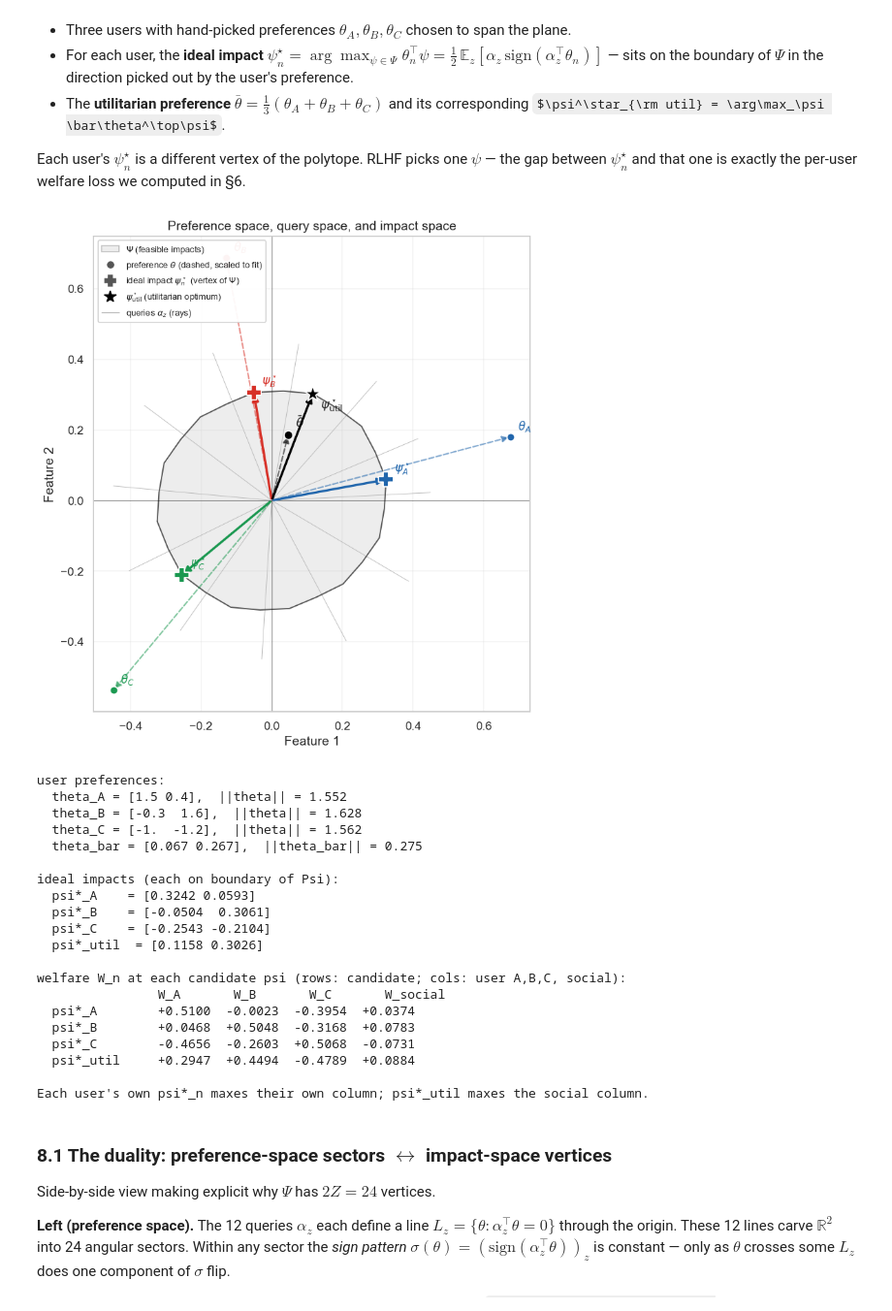
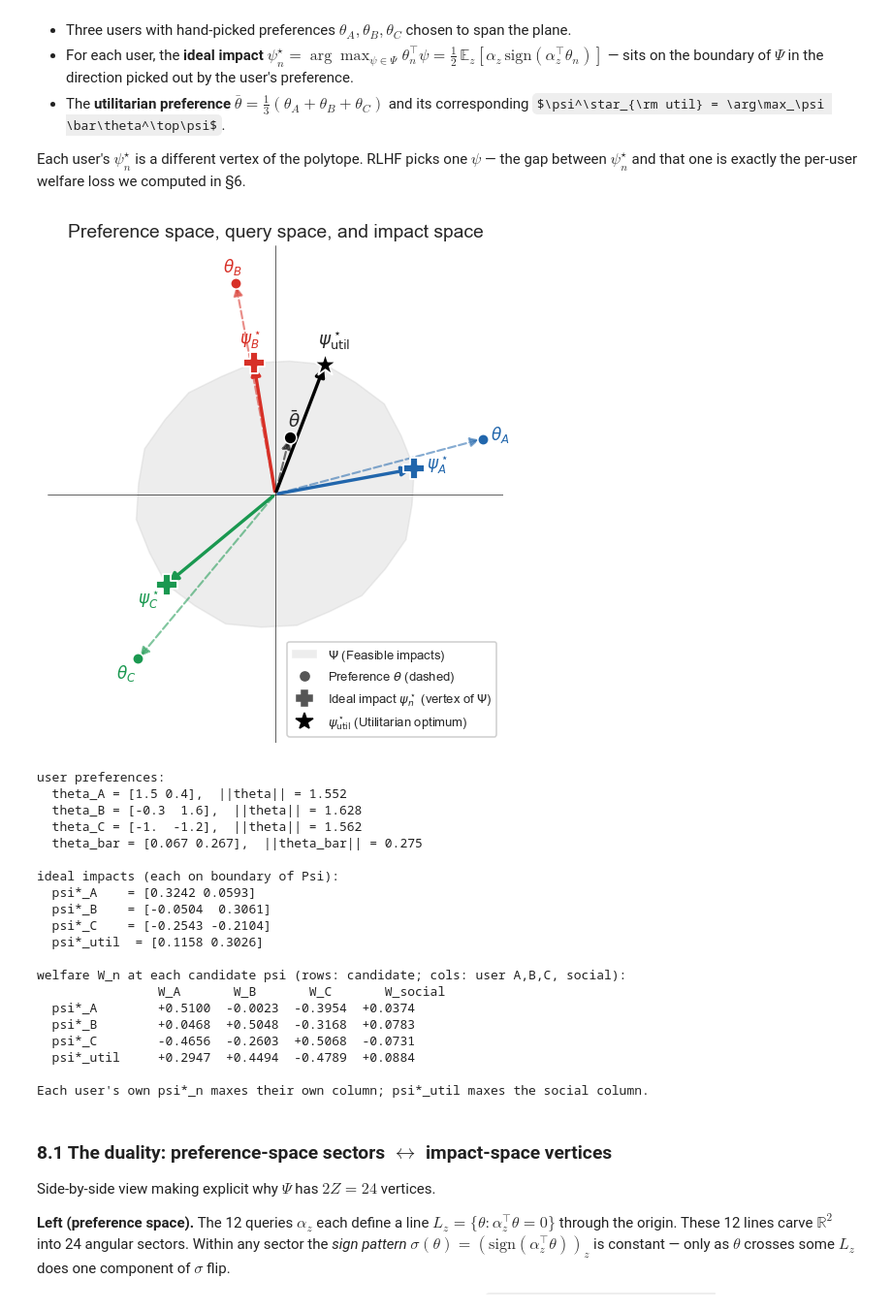
Before and after one commit to michelleeesi/hiddenstructure, a Jupyter notebook: empirics_412/412_alignment_externalities.ipynb, the cells around one changed output. Shown at 97% size. Cells and saved outputs as stored; diff of their text form; code cells hidden in the pictures; some formulas as TeX source.

```diff
--- a/empirics_412/412_alignment_externalities.ipynb
+++ b/empirics_412/412_alignment_externalities.ipynb
@@ -1370,23 +1345,25 @@ psi_users = np.array([psi_lim_2d(t) for t in theta_users])      # (3, 2)
 psi_util  = psi_lim_2d(theta_bar_toy)
 
 # Plot
-fig, ax = plt.subplots(figsize=(7.5, 7.5))
+fig, ax = plt.subplots(figsize=(9, 5.25))
 
-# (1) Ψ polytope
+# Helper: offset label outward along the vector direction so it never overlaps the arrow.
+def _outward(point, pad=12):
+    v = np.asarray(point, float)
+    n = np.linalg.norm(v)
+    if n < 1e-9:
+        return (pad, pad)
+    d = v / n
+    return (float(pad * d[0]), float(pad * d[1]))
+
+# (1) Ψ polytope (filled, no border)
 ax.fill(np.append(poly[:, 0], poly[0, 0]),
         np.append(poly[:, 1], poly[0, 1]),
         color="#cccccc", alpha=0.35)
-ax.plot(np.append(poly[:, 0], poly[0, 0]),
-        np.append(poly[:, 1], poly[0, 1]),
-        color="#555", lw=1.2)
 
-# (2) Query vectors α as light grey rays (context)
-for a in alpha_toy:
-    ax.plot([0, 0.45 * a[0]], [0, 0.45 * a[1]], color="#bbbbbb", lw=0.6, zorder=1)
-
-# (3) Per-user preference arrows (dashed) and ideal-impact arrows (solid, into Ψ)
+# (2) Per-user preference arrows (dashed) and ideal-impact arrows (solid, into Ψ)
 for n in range(3):
-    th = theta_users[n] / max(1.0, np.linalg.norm(theta_users[n])) * 0.7   # scale for plotting
+    th = theta_users[n] / max(1.0, np.linalg.norm(theta_users[n])) * 0.5
     ax.annotate("", xy=th, xytext=(0, 0),
                 arrowprops=dict(arrowstyle="-|>", color=user_colors[n], lw=1.4,
                                 alpha=0.55, ls="--"))
@@ -1394,7 +1371,8 @@ for n in range(3):
                edgecolor="white", linewidth=1, zorder=5)
     ax.annotate(rf"$\theta_{user_labels[n]}$", xy=th, fontsize=11,
                 color=user_colors[n], fontweight="bold",
-                xytext=(7, 7), textcoords="offset points")
+                xytext=_outward(th, 12), textcoords="offset points",
+                ha="center", va="center")
 
     # Ideal impact ψ_n*
     ax.annotate("", xy=psi_users[n], xytext=(0, 0),
@@ -1403,73 +1381,84 @@ for n in range(3):
                edgecolor="white", linewidth=1.2, zorder=6)
     ax.annotate(rf"$\psi^\star_{user_labels[n]}$", xy=psi_users[n], fontsize=11,
                 color=user_colors[n], fontweight="bold",
-                xytext=(8, 8), textcoords="offset points")
+                xytext=_outward(psi_users[n], 16), textcoords="offset points",
+                ha="center", va="center")
 
-# (4) Utilitarian θ̄ and ψ*_util
-th_bar_plot = theta_bar_toy / max(1.0, np.linalg.norm(theta_bar_toy)) * 0.7
+# (3) Utilitarian θ̄ and ψ*_util
+th_bar_plot = theta_bar_toy / max(1.0, np.linalg.norm(theta_bar_toy)) * 0.5
 ax.annotate("", xy=th_bar_plot, xytext=(0, 0),
             arrowprops=dict(arrowstyle="-|>", color="black", lw=1.4, alpha=0.55, ls="--"))
 ax.scatter(*th_bar_plot, s=70, color="black", marker="o",
            edgecolor="white", linewidth=1, zorder=5)
 ax.annotate(r"$\bar\theta$", xy=th_bar_plot, fontsize=12, fontweight="bold",
-            xytext=(7, 7), textcoords="offset points")
+            xytext=_outward(th_bar_plot, 12), textcoords="offset points",
+            ha="center", va="center")
 
 ax.annotate("", xy=psi_util, xytext=(0, 0),
             arrowprops=dict(arrowstyle="-|>", color="black", lw=2.2))
 ax.scatter(*psi_util, s=260, color="black", marker="*",
            edgecolor="white", linewidth=1.2, zorder=6)
 ax.annotate(r"$\psi^\star_{\rm util}$", xy=psi_util, fontsize=12, fontweight="bold",
-            xytext=(8, -14), textcoords="offset points")
+            xytext=_outward(psi_util, 18), textcoords="offset points",
+            ha="center", va="center")
 
-# Axes / legend
+# Axes
 ax.axhline(0, color="black", lw=0.4); ax.axvline(0, color="black", lw=0.4)
-ax.set_xlabel("Feature 1")
-ax.set_ylabel("Feature 2")
 ax.set_title("Preference space, query space, and impact space")
 ax.set_aspect("equal")
-ax.grid(True, alpha=0.25)
+ax.set_xticks([]); ax.set_yticks([])
+for s in ax.spines.values():
+    s.set_visible(False)
+
+# Landscape limits: symmetric in both x and y, with x-extent = 2 * y-extent
+all_pts = np.vstack([poly, psi_users, psi_util[None, :],
+                     np.array([theta_users[i] / max(1.0, np.linalg.norm(theta_users[i])) * 0.5
+                               for i in range(3)]),
+                     th_bar_plot[None, :]])
+y_lim = float(np.abs(all_pts[:, 1]).max()) * 1.18
+x_lim = float(np.abs(all_pts[:, 0]).max()) * 1.10
+ax.set_xlim(-x_lim, x_lim); ax.set_ylim(-y_lim, y_lim)
 
 from matplotlib.lines import Line2D
 legend_handles = [
-    plt.Rectangle((0,0),1,1, facecolor="#cccccc", alpha=0.35, edgecolor="#555",
-                  label=r"$\Psi$ (feasible impacts)"),
-    Line2D([0],[0], color="#555", lw=0, marker="o", markerfacecolor="#555",
-           markersize=6, label=r"preference $\theta$ (dashed, scaled to fit)"),
-    Line2D([0],[0], color="#555", lw=0, marker="P", markerfacecolor="#555",
-           markersize=10, label=r"ideal impact $\psi^\star_n$ (vertex of $\Psi$)"),
-    Line2D([0],[0], color="black", lw=0, marker="*", markerfacecolor="black",
-           markersize=12, label=r"$\psi^\star_{\rm util}$ (utilitarian optimum)"),
-    Line2D([0],[0], color="#bbbbbb", lw=0.8, label=r"queries $\alpha_z$ (rays)"),
+    plt.Rectangle((0, 0), 1, 1, facecolor="#cccccc", alpha=0.35,
+                  label=r"$\Psi$ (Feasible impacts)"),
+    Line2D([0], [0], color="#555", lw=0, marker="o", markerfacecolor="#555",
+           markersize=6, label=r"Preference $\theta$ (dashed)"),
+    Line2D([0], [0], color="#555", lw=0, marker="P", markerfacecolor="#555",
+           markersize=10, label=r"Ideal impact $\psi^\star_n$ (vertex of $\Psi$)"),
+    Line2D([0], [0], color="black", lw=0, marker="*", markerfacecolor="black",
+           markersize=12, label=r"$\psi^\star_{\rm util}$ (Utilitarian optimum)"),
 ]
-ax.legend(handles=legend_handles, loc="upper left", fontsize=8.5, framealpha=0.95)
+ax.legend(handles=legend_handles, loc="lower right", fontsize=8.5, framealpha=0.95)
 
 plt.tight_layout()
 plt.show()
 
 # Numerical summary — show that each ψ*_n maxes its own user's welfare,
 # and ψ*_util maxes social welfare
 print("user preferences:")
 for n, lab in enumerate(user_labels):
     print(f"  theta_{lab} = {theta_users[n].round(3)},  ||theta|| = {np.linalg.norm(theta_users[n]):.3f}")
 print(f"  theta_bar = {theta_bar_toy.round(3)},  ||theta_bar|| = {np.linalg.norm(theta_bar_toy):.3f}")
 print()
 print("ideal impacts (each on boundary of Psi):")
 for n, lab in enumerate(user_labels):
     print(f"  psi*_{lab}    = {psi_users[n].round(4)}")
 print(f"  psi*_util  = {psi_util.round(4)}")
 print()
 print("welfare W_n at each candidate psi (rows: candidate; cols: user A,B,C, social):")
 candidates = {"psi*_A": psi_users[0], "psi*_B": psi_users[1], "psi*_C": psi_users[2], "psi*_util": psi_util}
 header = f"  {'':12s}" + "".join(f"  W_{l}     " for l in user_labels) + "  W_social"
 print(header)
 for cand_name, p in candidates.items():
     Wn = theta_users @ p
     Wsoc = theta_bar_toy @ p
     print(f"  {cand_name:12s}" + "".join(f"  {w:+.4f}" for w in Wn) + f"  {Wsoc:+.4f}")
 print()
 print("Each user's own psi*_n maxes their own column; psi*_util maxes the social column.")
 # %% [output]
-[figure, old version]
+[figure, new version]
 user preferences:
   theta_A = [1.5 0.4],  ||theta|| = 1.552
   theta_B = [-0.3  1.6],  ||theta|| = 1.628
```
Also changed, not shown: parts of 2 cells of this notebook, 13 other files.
